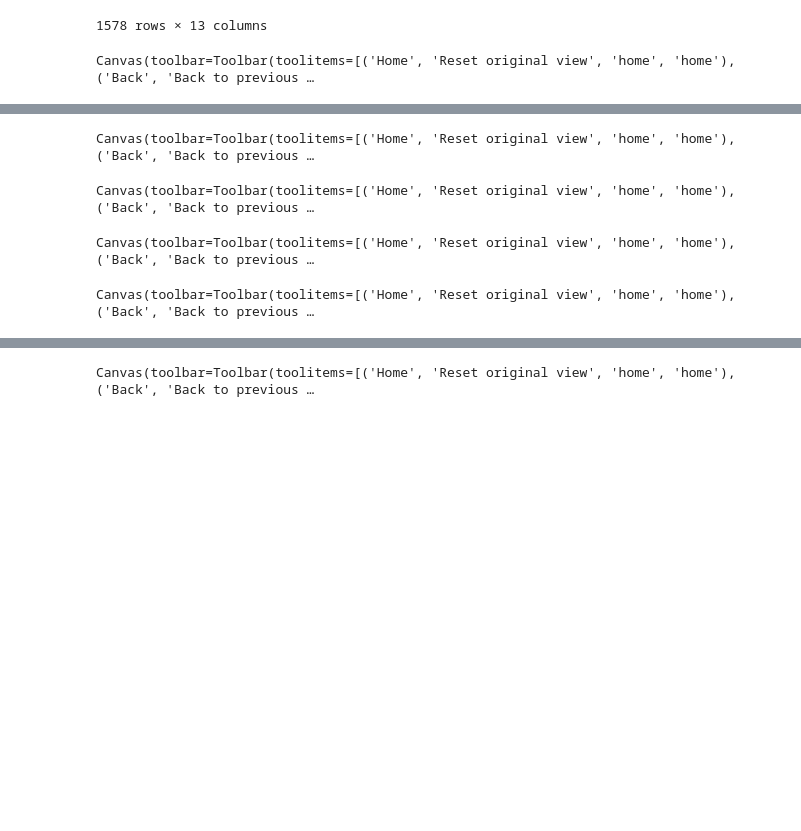
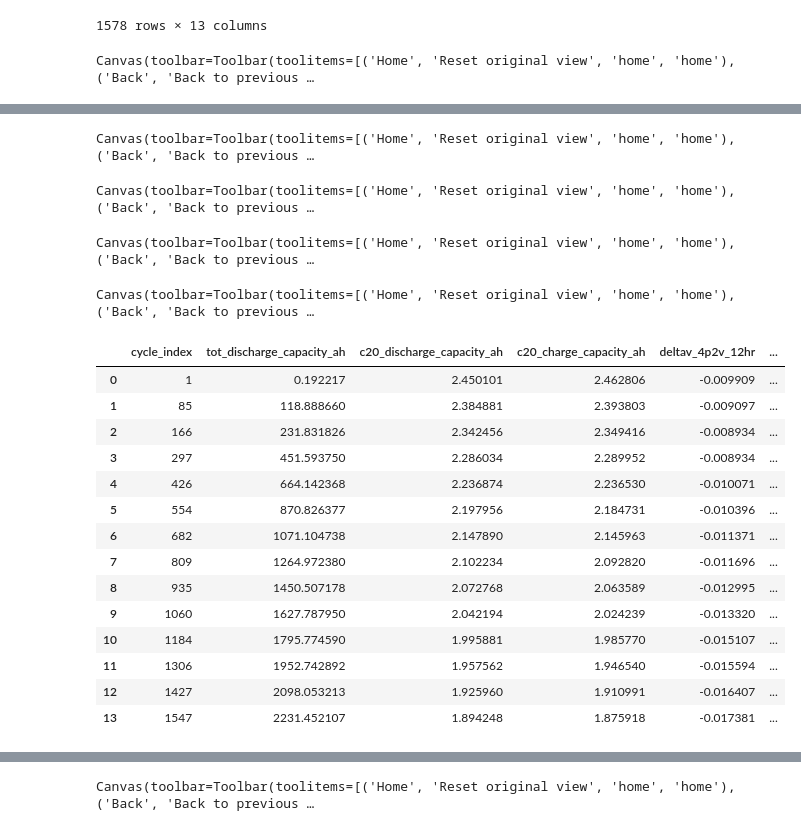
Before and after one commit to wengandrew/fast-formation, a Jupyter notebook: notebooks-2023/2023_01_31_test_process_cycling_data.ipynb, the cells around one changed output, grey strips where cells are left out. Saved outputs shown, nothing was run; the diff lists cells and outputs as text; code cells hidden in the pictures; blank space fills up the shorter version.

```diff
--- a/notebooks-2023/2023_01_31_test_process_cycling_data.ipynb
+++ b/notebooks-2023/2023_01_31_test_process_cycling_data.ipynb
@@ -87,6 +89,9 @@ RPT_STEP_INDEX_START         = 12
 RPT_STEP_INDEX_END           = 31
 RPT_STEP_INDEX_C20_CHARGE    = 26
 RPT_STEP_INDEX_C20_DISCHARGE = 23
+RPT_STEP_INDEX_VOLTAGE_RELAX_TOP_12HR = 27 # voltage decay after CV hold at 4.2V and 12 hours
+RPT_STEP_INDEX_VOLTAGE_RELAX_BOT_2P5HR = 13 # voltage rebound after CC discharge to 3.0V and 2.5 hours
+
 
 df_cyc = df[df['step_index'] < RPT_STEP_INDEX_START]
 df_rpt = df[(df['step_index'] >= RPT_STEP_INDEX_START) & (df['step_index'] <= RPT_STEP_INDEX_END)]
@@ -138,7 +143,8 @@ for row in df_by_cyc.iterrows():
     if df_chgcc.empty:
         charge_cc_time_s.append(np.NaN)
     else:
-        charge_cc_time_s.append(df_chgcc['test_time_s'].tail(1).item() - df_chgcc['test_time_s'].head(1).item())
+        charge_cc_time_s.append(df_chgcc['test_time_s'].tail(1).item() - \
+                                df_chgcc['test_time_s'].head(1).item())
 
     # Charge CV
     df_chgcv = this_df[this_df['step_index'] == CYC_STEP_INDEX_CHARGE_CV]
@@ -146,7 +152,8 @@ for row in df_by_cyc.iterrows():
     if df_chgcv.empty:
         charge_cv_time_s.append(np.NaN)
     else:
-        charge_cv_time_s.append(df_chgcv['test_time_s'].tail(1).item() - df_chgcv['test_time_s'].head(1).item())
+        charge_cv_time_s.append(df_chgcv['test_time_s'].tail(1).item() - \
+                                df_chgcv['test_time_s'].head(1).item())
 
     # Charge Rest
     df_chgrest = this_df[this_df['step_index'] == CYC_STEP_INDEX_CHARGE_REST]
@@ -154,7 +161,8 @@ for row in df_by_cyc.iterrows():
     if df_chgrest.empty:
         charge_rest_delta_voltage_v.append(np.NaN)
     else:
-        charge_rest_delta_voltage_v.append(df_chgrest['voltage_v'].tail(1).item() - df_chgrest['voltage_v'].head(1).item())
+        charge_rest_delta_voltage_v.append(df_chgrest['voltage_v'].tail(1).item() - \
+                                           df_chgrest['voltage_v'].head(1).item())
 
     # Discharge CC
     df_dchcc = this_df[this_df['step_index'] == CYC_STEP_INDEX_DISCHARGE_CC]
@@ -162,7 +170,8 @@ for row in df_by_cyc.iterrows():
     if df_dchcc.empty:
         discharge_cc_time_s.append(np.NaN)
     else:
-        discharge_cc_time_s.append(df_dchcc['test_time_s'].tail(1).item() - df_dchcc['test_time_s'].head(1).item())
+        discharge_cc_time_s.append(df_dchcc['test_time_s'].tail(1).item() - \
+                                   df_dchcc['test_time_s'].head(1).item())
 
 
     # Discharge Rest
@@ -171,7 +180,8 @@ for row in df_by_cyc.iterrows():
     if df_dchrest.empty:
         discharge_rest_delta_voltage_v.append(np.NaN)
     else:
-        discharge_rest_delta_voltage_v.append(df_dchrest['voltage_v'].tail(1).item() - df_dchrest['voltage_v'].head(1).item())
+        discharge_rest_delta_voltage_v.append(df_dchrest['voltage_v'].tail(1).item() - \
+                                              df_dchrest['voltage_v'].head(1).item())
 
 
 # Assign back to the DataFrame
@@ -243,6 +256,14 @@ fh1, axs1 = plt.subplots(nrows=2, ncols=1, figsize=(10, 2 * 4), sharex=True)
 fh2, axs2 = plt.subplots(nrows=2, ncols=1, figsize=(10, 2 * 4), sharex=True)
 fh3, axs3 = plt.subplots(nrows=2, ncols=1, figsize=(10, 2 * 4), sharex=True)
 fh4, axs4 = plt.subplots(nrows=2, ncols=1, figsize=(10, 2 * 4), sharex=True)
+
+cycle_index_list = []
+c20_discharge_capacity_ah_list = []
+c20_charge_capacity_ah_list = []
+throughput_ah_list = []
+dvdq_data_list = []
+voltage_decay_at_top_list = []
+voltage_decay_at_bot_list = []
 
 for rpt_start_cycle in rpt_start_cycle_list:
 
@@ -257,9 +278,12 @@ for rpt_start_cycle in rpt_start_cycle_list:
     c20_discharge_capacity_ah = this_rpt[this_rpt['step_index'] == RPT_STEP_INDEX_C20_DISCHARGE]['discharge_capacity_ah']
     c20_discharge_voltage_v   = this_rpt[this_rpt['step_index'] == RPT_STEP_INDEX_C20_DISCHARGE]['voltage_v']
 
+    voltage_decay_at_top = this_rpt[this_rpt['step_index'] == RPT_STEP_INDEX_VOLTAGE_RELAX_TOP_12HR]['voltage_v']
+    voltage_decay_at_bot = this_rpt[this_rpt['step_index'] == RPT_STEP_INDEX_VOLTAGE_RELAX_BOT_2P5HR]['voltage_v']
+
     # Calculate the filtered dV/dQ outputs
-    window_length=101
-    polyorder=2
+    window_length = 101
+    polyorder = 2
     Qf_d = signal.savgol_filter(c20_discharge_capacity_ah,window_length,polyorder)
     dQ_d = signal.savgol_filter(c20_discharge_capacity_ah,window_length,polyorder,1)
     Vf_d = signal.savgol_filter(c20_discharge_voltage_v,window_length,polyorder)
@@ -268,31 +292,78 @@ for rpt_start_cycle in rpt_start_cycle_list:
     dQdV_d = dQ_d / dV_d
 
     Qf_c = signal.savgol_filter(c20_charge_capacity_ah,window_length,polyorder)
     dQ_c = signal.savgol_filter(c20_charge_capacity_ah,window_length,polyorder,1)
     Vf_c = signal.savgol_filter(c20_charge_voltage_v,window_length,polyorder)
     dV_c = signal.savgol_filter(c20_charge_voltage_v,window_length,polyorder,1)
     dVdQ_c = dV_c / dQ_c
     dQdV_c = dQ_c / dV_c
 
-    #
+    this_dvdq_data = dict()
+    this_dvdq_data['dch_q_ah'] = Qf_d
+    this_dvdq_data['dch_v_ah'] = Vf_d
+    this_dvdq_data['dch_dvdq'] = dVdQ_d
+    this_dvdq_data['chg_q_ah'] = Qf_c
+    this_dvdq_data['chg_v_ah'] = Vf_c
+    this_dvdq_data['chg_dvdq_ah'] = dVdQ_c
+
+    throughput_ah_list.append(df_agg['discharge_capacity_ah'].cumsum()[df_agg.index == rpt_start_cycle].values[0])
+    dvdq_data_list.append(this_dvdq_data)
+    c20_discharge_capacity_ah_list.append(c20_discharge_capacity_ah.max())
+    c20_charge_capacity_ah_list.append(c20_charge_capacity_ah.max())
+    cycle_index_list.append(rpt_start_cycle)
+    voltage_decay_at_top_list.append(voltage_decay_at_top.tail(1).item() - voltage_decay_at_top.head(1).item())
+    voltage_decay_at_bot_list.append(voltage_decay_at_bot.tail(1).item() - voltage_decay_at_bot.head(1).item())
 
     # Make the plots
     axs1[0].plot(this_rpt['time_s'], this_rpt['voltage_v'])
     axs1[1].plot(this_rpt['time_s'], this_rpt['step_index'])
 
     axs2[0].plot(c20_charge_capacity_ah, c20_charge_voltage_v)
     axs2[1].plot(c20_discharge_capacity_ah, c20_discharge_voltage_v)
 
     axs3[0].plot(Qf_c, dVdQ_c)
     axs3[1].plot(Qf_d, dVdQ_d)
 
     axs3[0].set_ylim([0, 0.75])
     axs3[1].set_ylim([-0.75, 0])
 
     axs4[0].plot(Vf_c, dQdV_c)
     axs4[1].plot(Vf_d, dQdV_d)
+
+
+df_by_rpt = pd.DataFrame(list(zip(cycle_index_list,
+                                  throughput_ah_list,
+                                  c20_discharge_capacity_ah_list,
+                                  c20_charge_capacity_ah_list,
+                                  voltage_decay_at_top_list,
+                                  voltage_decay_at_bot_list,
+                                  dvdq_data_list)), columns=['cycle_index',
+                                                             'tot_discharge_capacity_ah',
+                                                             'c20_discharge_capacity_ah',
+                                                             'c20_charge_capacity_ah',
+                                                             'deltav_4p2v_12hr',
+                                                             'deltav_3p0v_2p5hr',
+                                                             'dvdq_data'])
+
+
+df_by_rpt
 # %% [output]
 Canvas(toolbar=Toolbar(toolitems=[('Home', 'Reset original view', 'home', 'home'), ('Back', 'Back to previous …
 Canvas(toolbar=Toolbar(toolitems=[('Home', 'Reset original view', 'home', 'home'), ('Back', 'Back to previous …
 Canvas(toolbar=Toolbar(toolitems=[('Home', 'Reset original view', 'home', 'home'), ('Back', 'Back to previous …
 Canvas(toolbar=Toolbar(toolitems=[('Home', 'Reset original view', 'home', 'home'), ('Back', 'Back to previous …
+|  | cycle_index | tot_discharge_capacity_ah | c20_discharge_capacity_ah | c20_charge_capacity_ah | deltav_4p2v_12hr | ... |
+| 0 | 1 | 0.192217 | 2.450101 | 2.462806 | -0.009909 | ... |
+| 1 | 85 | 118.888660 | 2.384881 | 2.393803 | -0.009097 | ... |
+| 2 | 166 | 231.831826 | 2.342456 | 2.349416 | -0.008934 | ... |
+| 3 | 297 | 451.593750 | 2.286034 | 2.289952 | -0.008934 | ... |
+| 4 | 426 | 664.142368 | 2.236874 | 2.236530 | -0.010071 | ... |
+| 5 | 554 | 870.826377 | 2.197956 | 2.184731 | -0.010396 | ... |
+| 6 | 682 | 1071.104738 | 2.147890 | 2.145963 | -0.011371 | ... |
+| 7 | 809 | 1264.972380 | 2.102234 | 2.092820 | -0.011696 | ... |
+| 8 | 935 | 1450.507178 | 2.072768 | 2.063589 | -0.012995 | ... |
+| 9 | 1060 | 1627.787950 | 2.042194 | 2.024239 | -0.013320 | ... |
+| 10 | 1184 | 1795.774590 | 1.995881 | 1.985770 | -0.015107 | ... |
+| 11 | 1306 | 1952.742892 | 1.957562 | 1.946540 | -0.015594 | ... |
+| 12 | 1427 | 2098.053213 | 1.925960 | 1.910991 | -0.016407 | ... |
+| 13 | 1547 | 2231.452107 | 1.894248 | 1.875918 | -0.017381 | ... |
```
Also changed, not shown: parts of 9 cells of this notebook, 1 other file.
